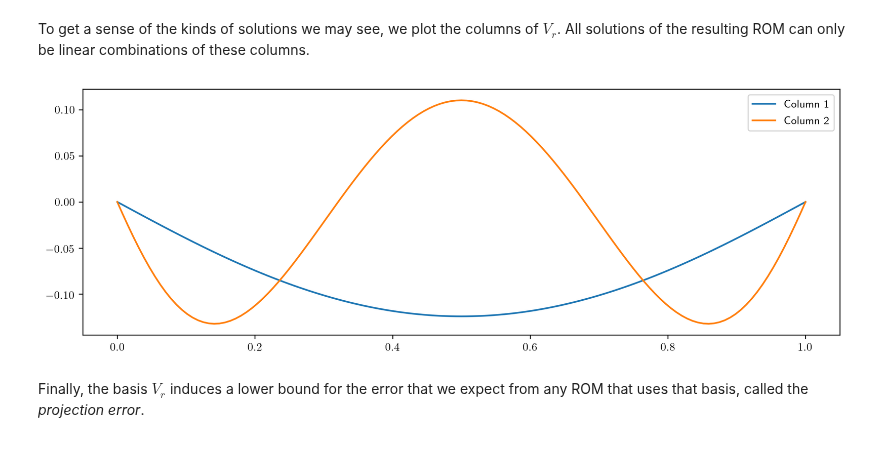
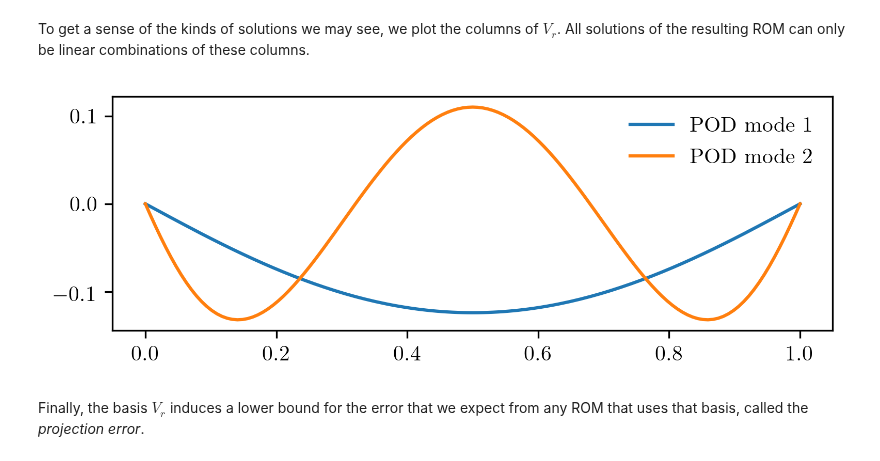
Before and after one commit to Willcox-Research-Group/rom-operator-inference-Python3, a Jupyter notebook: examples/tutorial.ipynb, the cells around one changed output. Saved outputs shown, nothing was run; the diff lists cells and outputs as text; code cells hidden in the pictures.

```diff
--- a/examples/tutorial.ipynb
+++ b/examples/tutorial.ipynb
@@ -5,8 +5,11 @@ from scipy import linalg as la
 from scipy.integrate import solve_ivp
 from matplotlib import pyplot as plt
 # %%
-plt.rc("figure", dpi=300, figsize=(12,4))
+# Matplotlib customizations.
+plt.rc("figure", dpi=300, figsize=(6,2))
 plt.rc("text", usetex=True)
+plt.rc("font", family="serif")
+plt.rc("legend", edgecolor='none')
 # %% [markdown]
 # ROM Operator Inference Tutorial
 # %% [markdown]
@@ -327,11 +334,11 @@ To get a sense of the kinds of solutions we may see, we plot the columns of $V_r
 All solutions of the resulting ROM can only be linear combinations of these columns.
 # %%
 for j in range(Vr.shape[1]):
-    plt.plot(w_all, np.concatenate(([0], Vr[:,j], [0])), label=f"Column {j+1}")
-plt.legend()
+    plt.plot(w_all, np.concatenate(([0], Vr[:,j], [0])), label=f"POD mode {j+1}")
+plt.legend(loc="upper right")
 plt.show()
 # %% [output]
-[figure, old version]
+[figure, new version]
 # %% [markdown]
 Finally, the basis $V_r$ induces a lower bound for the error that we expect from any ROM that uses that basis, called the _projection error_.
 # %%
```
Also changed, not shown: parts of 12 cells of this notebook, 4 other files.
